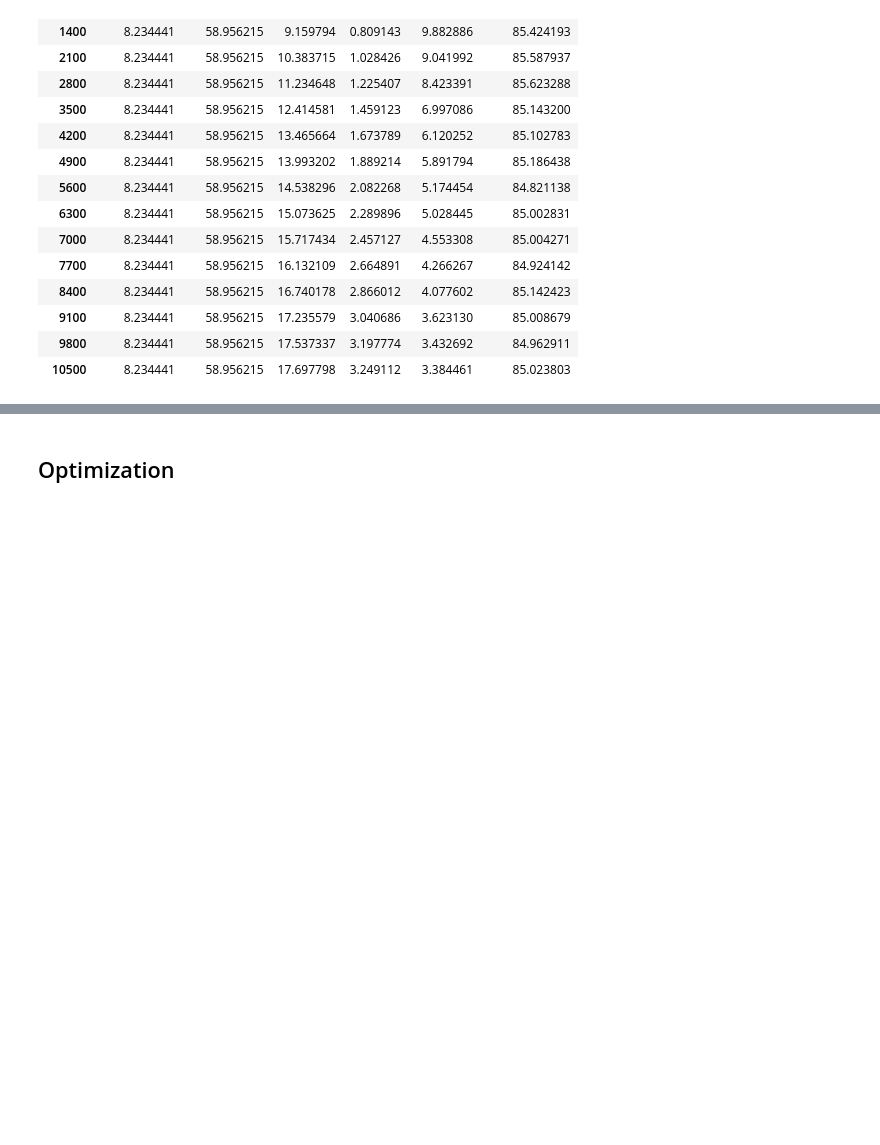
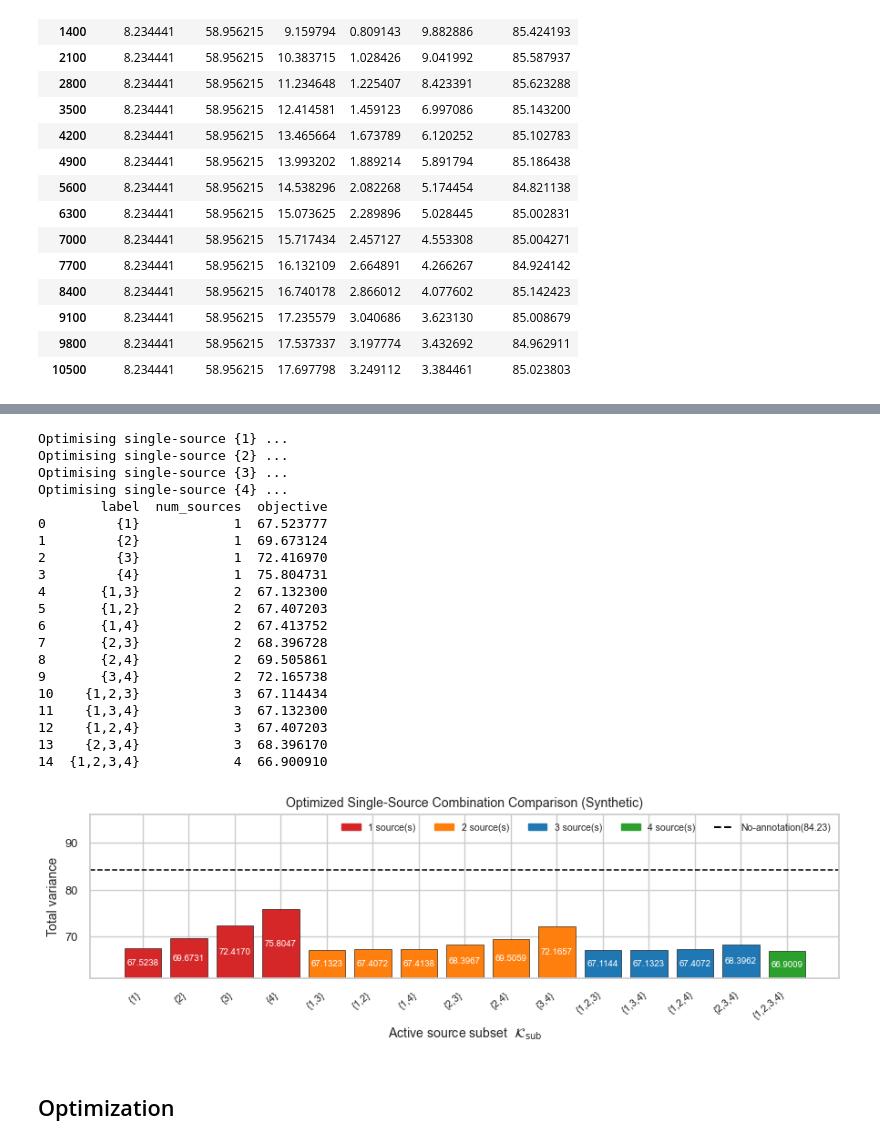
Before and after one commit to Lygist/Budgeted-Multi-Source-Counterfactual-Annotation-for-Off-Policy-Evaluation, a Jupyter notebook: OPE_Annotation_Optimization.ipynb, the cells around one changed output, grey strips where cells are left out. Cells and saved outputs as stored; diff of their text form; code cells hidden in the pictures; blank space fills up the shorter version.

```diff
--- a/OPE_Annotation_Optimization.ipynb
+++ b/OPE_Annotation_Optimization.ipynb
@@ -667,2 +761,70 @@ plt.show()
+# %%
+single_source_opt = {}
+for src in range(NUM_SOURCES):
+    print(f"Optimising single-source {{{src+1}}} ...")
+    opt = BudgetOptimizer(env_syn, BUDGET, COSTS, active_sources=[src])
+    n_opt, hist = opt.optimize(max_mm_iter=10, verbose=False)
+    obj = hist.iloc[-1]['obj']
+    single_source_opt[src] = {'n_k': n_opt, 'J': obj, 'history': hist}
+
+# Replace single-source rows by their optimized values
+df_combo_opt = df_combo.copy()
+for src, info in single_source_opt.items():
+    df_combo_opt.loc[df_combo_opt['label'] == '{' + str(src + 1) + '}',
+                     'objective'] = info['J']
+df_combo_opt = (df_combo_opt
+                .sort_values(['num_sources', 'objective'])
+                .reset_index(drop=True))
+print(df_combo_opt)
+
+sns.set_theme(style='whitegrid', font_scale=0.85)
+fig, ax = plt.subplots(figsize=(9, 3.0))
+colour_by_size = {1: '#d62728', 2: '#ff7f0e', 3: '#1f77b4', 4: '#2ca02c'}
+colours = [colour_by_size[n] for n in df_combo_opt['num_sources']]
+
+x = np.arange(len(df_combo_opt))
+bars = ax.bar(x, df_combo_opt['objective'], color=colours,
+              edgecolor='black', linewidth=0.4)
+ax.bar_label(bars, fmt='%.4f', label_type='center', color='white', fontsize=7)
+ax.axhline(baseline_no_anno, color='black', linestyle='--', linewidth=1.1)
+
+ax.set_xticks(x)
+ax.set_xticklabels(df_combo_opt['label'], rotation=40, ha='right', fontsize=8)
+ax.set_ylabel('Total variance')
+ax.set_xlabel(r'Active source subset  $\mathcal{K}_{\mathrm{sub}}$')
+
+legend_handles = [plt.Rectangle((0, 0), 1, 1, color=colour_by_size[k],
+                                label=f'{k} source(s)') for k in [1, 2, 3, 4]]
+legend_handles.append(plt.Line2D([0], [0], color='black', linestyle='--',
+                                 label=f'No-annotation({baseline_no_anno:.2f})'))
+ax.legend(handles=legend_handles, loc='upper right',
+          fontsize=7.5, ncol=5, frameon=False)
+ax.set_ylim(df_combo_opt['objective'].max()*0.7, top=df_combo_opt['objective'].max()*1.1)
+plt.title("Optimized Single-Source Combination Comparison (Synthetic)")
+plt.tight_layout()
+plt.savefig("source_combinations_optimized.pdf", dpi=300, bbox_inches='tight')
+plt.show()
+# %% [output]
+Optimising single-source {1} ...
+Optimising single-source {2} ...
+Optimising single-source {3} ...
+Optimising single-source {4} ...
+        label  num_sources  objective
+0         {1}            1  67.523777
+1         {2}            1  69.673124
+2         {3}            1  72.416970
+3         {4}            1  75.804731
+4       {1,3}            2  67.132300
+5       {1,2}            2  67.407203
+6       {1,4}            2  67.413752
+7       {2,3}            2  68.396728
+8       {2,4}            2  69.505861
+9       {3,4}            2  72.165738
+10    {1,2,3}            3  67.114434
+11    {1,3,4}            3  67.132300
+12    {1,2,4}            3  67.407203
+13    {2,3,4}            3  68.396170
+14  {1,2,3,4}            4  66.900910
+[figure, added]
 # %% [markdown]
 ## Optimization
```
Also changed, not shown: parts of 24 cells of this notebook.
